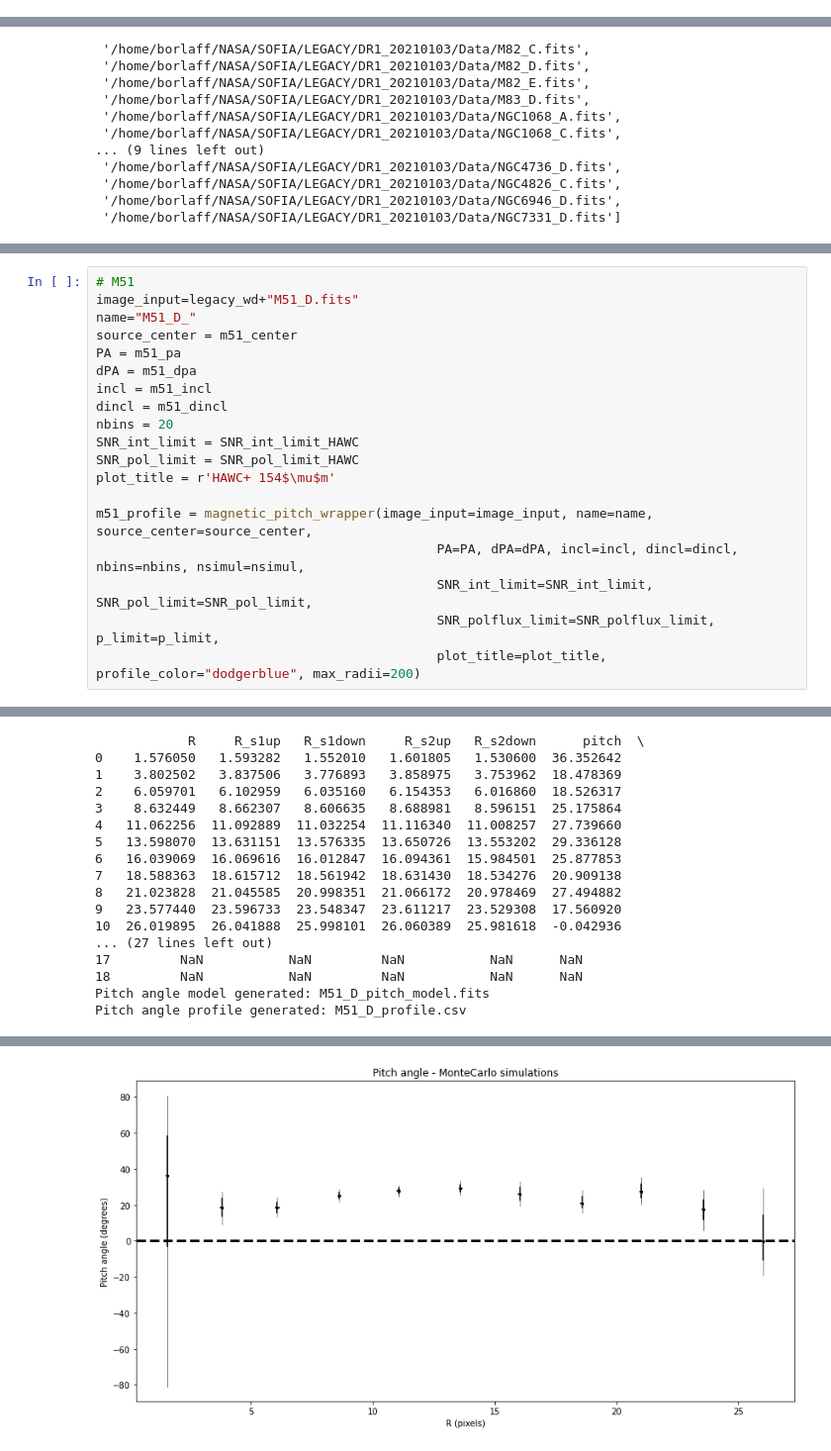
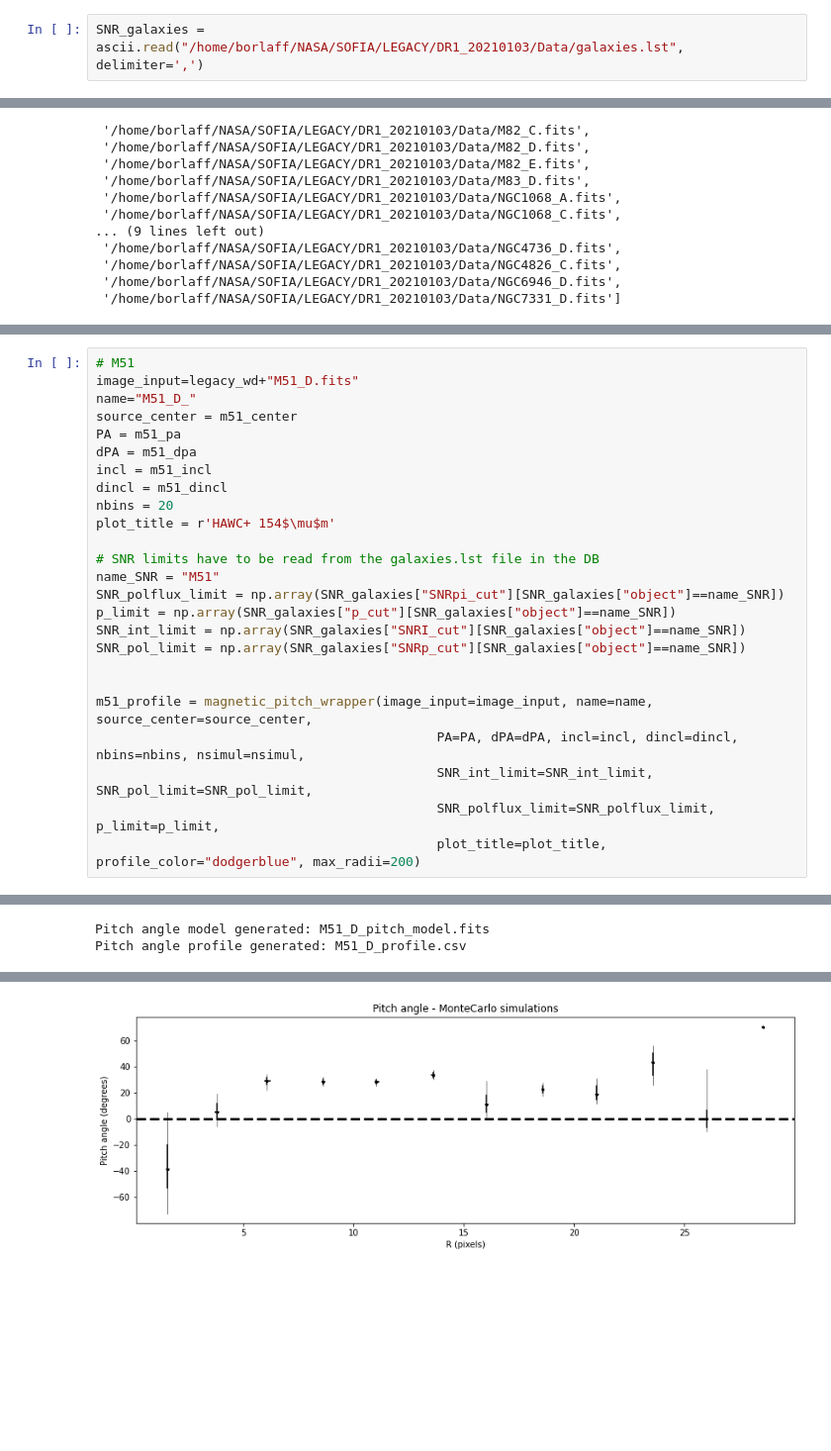
Before and after one commit to Borlaff/MOHAWC, a Jupyter notebook: S1_Legacy_pitch_angle.ipynb, the cells around one changed output, grey strips where cells are left out. Shown at 99% size. Saved outputs shown, nothing was run; the diff lists cells and outputs as text; blank space fills up the shorter version.

```diff
--- a/S1_Legacy_pitch_angle.ipynb
+++ b/S1_Legacy_pitch_angle.ipynb
@@ -165,0 +236,2 @@ ngc1068_pa
+# %%
+SNR_galaxies = ascii.read("/home/borlaff/NASA/SOFIA/LEGACY/DR1_20210103/Data/galaxies.lst", delimiter=',')
@@ -440,9 +630,15 @@ dPA = m51_dpa
 incl = m51_incl
 dincl = m51_dincl
 nbins = 20
-SNR_int_limit = SNR_int_limit_HAWC
-SNR_pol_limit = SNR_pol_limit_HAWC
 plot_title = r'HAWC+ 154$\mu$m'
+
+# SNR limits have to be read from the galaxies.lst file in the DB
+name_SNR = "M51"
+SNR_polflux_limit = np.array(SNR_galaxies["SNRpi_cut"][SNR_galaxies["object"]==name_SNR])
+p_limit = np.array(SNR_galaxies["p_cut"][SNR_galaxies["object"]==name_SNR])
+SNR_int_limit = np.array(SNR_galaxies["SNRI_cut"][SNR_galaxies["object"]==name_SNR])
+SNR_pol_limit = np.array(SNR_galaxies["SNRp_cut"][SNR_galaxies["object"]==name_SNR])
+
 
 m51_profile = magnetic_pitch_wrapper(image_input=image_input, name=name, source_center=source_center,
                                             PA=PA, dPA=dPA, incl=incl, dincl=dincl, nbins=nbins, nsimul=nsimul,
@@ -455,17 +668,2 @@ Simulations done, generating profile from cube
-            R     R_s1up   R_s1down     R_s2up   R_s2down      pitch  \
-0    1.576050   1.593282   1.552010   1.601805   1.530600  36.352642
-1    3.802502   3.837506   3.776893   3.858975   3.753962  18.478369
-2    6.059701   6.102959   6.035160   6.154353   6.016860  18.526317
-3    8.632449   8.662307   8.606635   8.688981   8.596151  25.175864
-4   11.062256  11.092889  11.032254  11.116340  11.008257  27.739660
-5   13.598070  13.631151  13.576335  13.650726  13.553202  29.336128
-6   16.039069  16.069616  16.012847  16.094361  15.984501  25.877853
-7   18.588363  18.615712  18.561942  18.631430  18.534276  20.909138
-8   21.023828  21.045585  20.998351  21.066172  20.978469  27.494882
-9   23.577440  23.596733  23.548347  23.611217  23.529308  17.560920
-10  26.019895  26.041888  25.998101  26.060389  25.981618  -0.042936
-... (27 lines left out)
-17         NaN           NaN         NaN           NaN      NaN
-18         NaN           NaN         NaN           NaN      NaN
 Pitch angle model generated: M51_D_pitch_model.fits
 Pitch angle profile generated: M51_D_profile.csv
@@ -473 +671 @@ Pitch angle profile generated: M51_D_profile.csv
-[figure, old version]
+[figure, new version]
```
Also changed, not shown: parts of 36 cells of this notebook, 1 other file.
